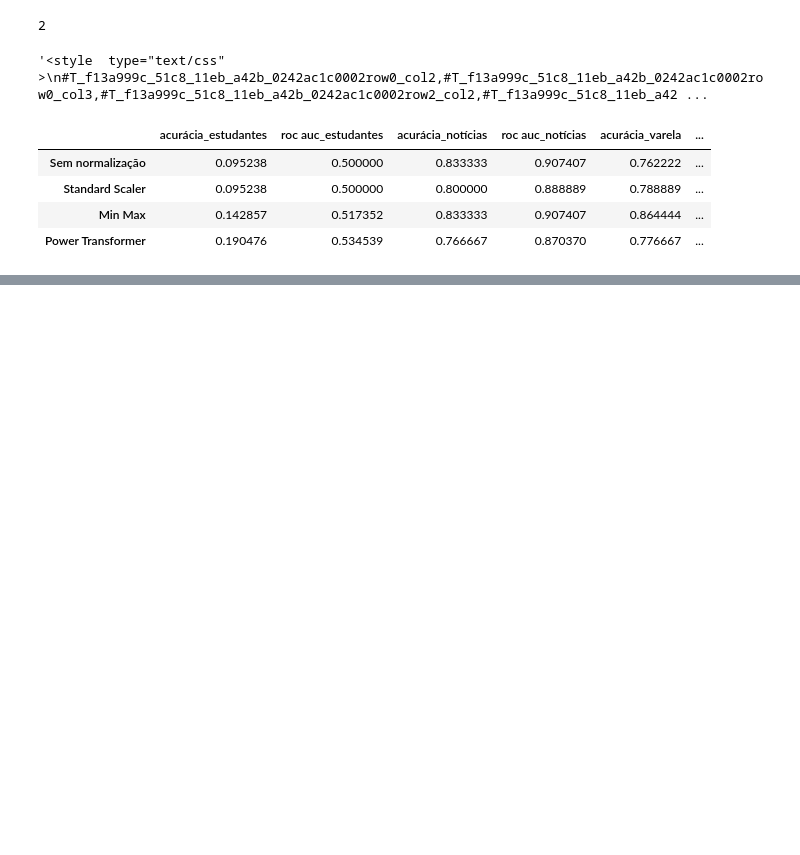
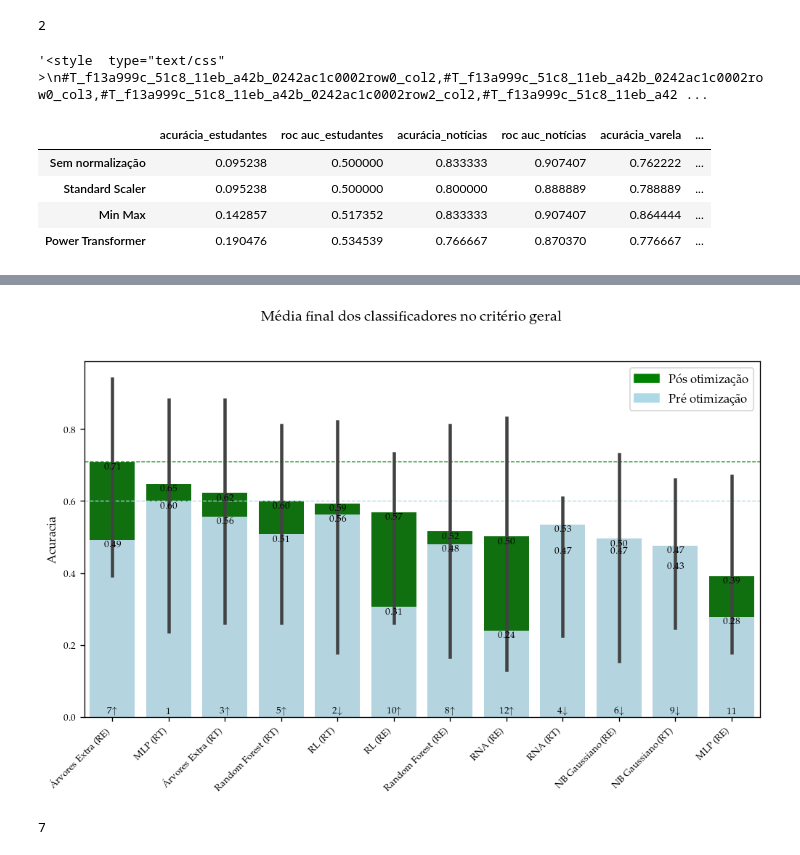
Before and after one commit to Daanielvb/authorship-classification, a Jupyter notebook: Model_optimization.ipynb, the cells around one changed output, grey strips where cells are left out. Drawn from its saved outputs; the diff is of its cells as text; code cells hidden in the pictures; blank space fills up the shorter version.

```diff
--- a/Model_optimization.ipynb
+++ b/Model_optimization.ipynb
@@ -978,0 +3012,2 @@ X_varela_idf , X_varela_idf_test, Y_varela_idf, Y_varela_idf_test = train_test_s
+# %%
+test_all = tidy_st.append(tidy_text)
@@ -978,0 +3028,8 @@ X_varela_idf , X_varela_idf_test, Y_varela_idf, Y_varela_idf_test = train_test_s
+# %%
+new_df = D3.copy()
+new_df['Modelo'] = new_df.index
+new_df.reset_index(drop=True, inplace=True)
+tidy = new_df.melt(id_vars='Modelo').rename(columns=str.title)
+tidy.rename(inplace=True,columns={"Variable": "Base", "Value": 'Acurácia'} )
+tidy.drop(columns=['Base'], inplace=True)
+tidy
@@ -978,0 +3155,59 @@ X_varela_idf , X_varela_idf_test, Y_varela_idf, Y_varela_idf_test = train_test_s
+# %%
+import matplotlib.patches as mpatches
+
+def anotatte_bars(ax, extra_height=0):
+  for p in ax.patches:
+    x = p.get_x() + (p.get_width()/2)
+    y = p.get_height() + extra_height
+    ax.annotate("{:.2f}".format(p.get_height()), (x, y), ha='center', fontsize=8)
+
+def anotatte_ranks(ax, df):
+  for idx, p in enumerate(ax.patches):
+    x = p.get_x() + (p.get_width()/2)
+    y = 0.01
+    if idx <= 11:
+      current_model = test_all.groupby('Modelo').agg('mean').sort_values(by='Acurácia', ascending=False).index[idx]
+      print(current_model)
+      old_rank = df.loc[df['Modelo'] == current_model]['Rank'].item()
+      print(old_rank)
+      op = old_rank
+
+      print('current idx': + idx + 'old rank:' + old_rank)
+      if (idx < old_rank):
+        op = str(old_rank) + "$\\uparrow$"
+      if (idx > old_rank):
+        op = str(old_rank) + "$\downarrow$"
+
+      ax.annotate(op, (x, y), ha='center', fontsize=8)
+
+
+def new_plot_final_metrics(df, metric, title):
+  fig, ax = plt.subplots(figsize=(10, 6))
+
+  plt.rc('xtick',labelsize=8)
+  plt.rc('ytick',labelsize=8)
+  fig.autofmt_xdate(rotation=45)
+  fig.suptitle(title)
+
+  new_df = df.copy()
+  new_df['Modelo'] = new_df.index
+  new_df.reset_index(drop=True, inplace=True)
+  tidy = new_df.melt(id_vars='Modelo').rename(columns=str.title)
+  tidy.rename(inplace=True,columns={"Variable": "Base", "Value": metric} )
+  tidy.drop(columns=['Base'], inplace=True)
+
+  ax.axhline(y=0.60,  color='lightblue', linestyle='--',lw=0.8)
+  ax.axhline(y=0.71,  color='g', linestyle='--',lw=0.8)
+  g = sns.barplot(x="Modelo", y="Acurácia", data=df, ax=ax, color='g', order=test_all.groupby('Modelo').agg('mean').sort_values(by='Acurácia', ascending=False).index)
+  bar2 = sns.barplot(x="Modelo", y="Acuracia", data=pre_opt_scores, ax=ax, order=test_all.groupby('Modelo').agg('mean').sort_values(by='Acurácia', ascending=False).index, color='lightblue')
+
+  g.set(xlabel=None)
+  anotatte_bars(ax, -0.02)
+  anotatte_ranks(ax, pre_opt_scores)
+
+  top_bar = mpatches.Patch(color='g', label='Pós otimização')
+  bottom_bar = mpatches.Patch(color='lightblue', label='Pré otimização')
+  plt.legend(handles=[top_bar, bottom_bar])
+
+new_plot_final_metrics(test_all.sort_values(by='Acurácia', ascending=False), 'Acurácia', 'Média final dos classificadores no critério geral')
+# %% [output]
@@ -978,0 +3231,5 @@ X_varela_idf , X_varela_idf_test, Y_varela_idf, Y_varela_idf_test = train_test_s
+[figure, added]
+# %%
+pre_opt_scores.loc[pre_opt_scores['Modelo'] == 'Árvores Extra (RE)']['Rank'].item()
+# %% [output]
+7
```
Also changed, not shown: parts of 164 cells of this notebook, 6 other files.
